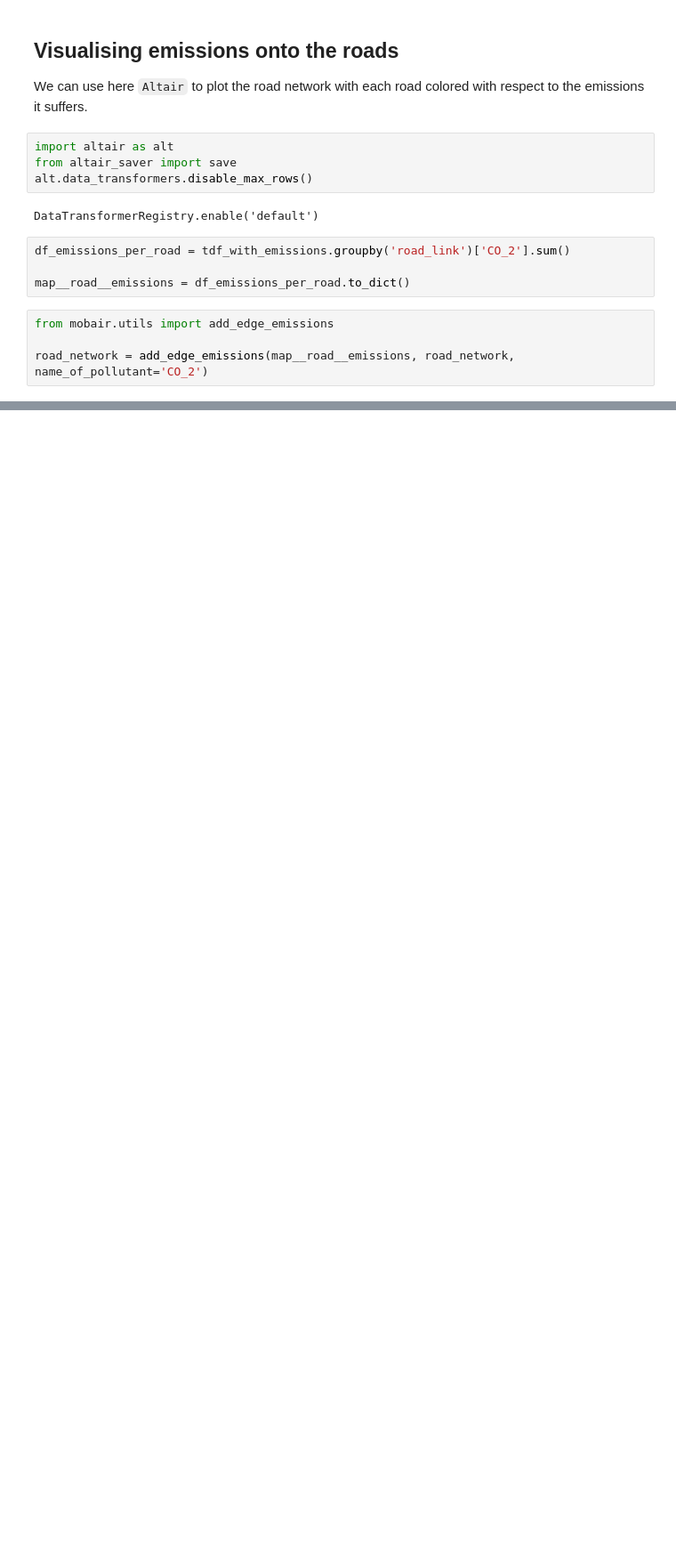
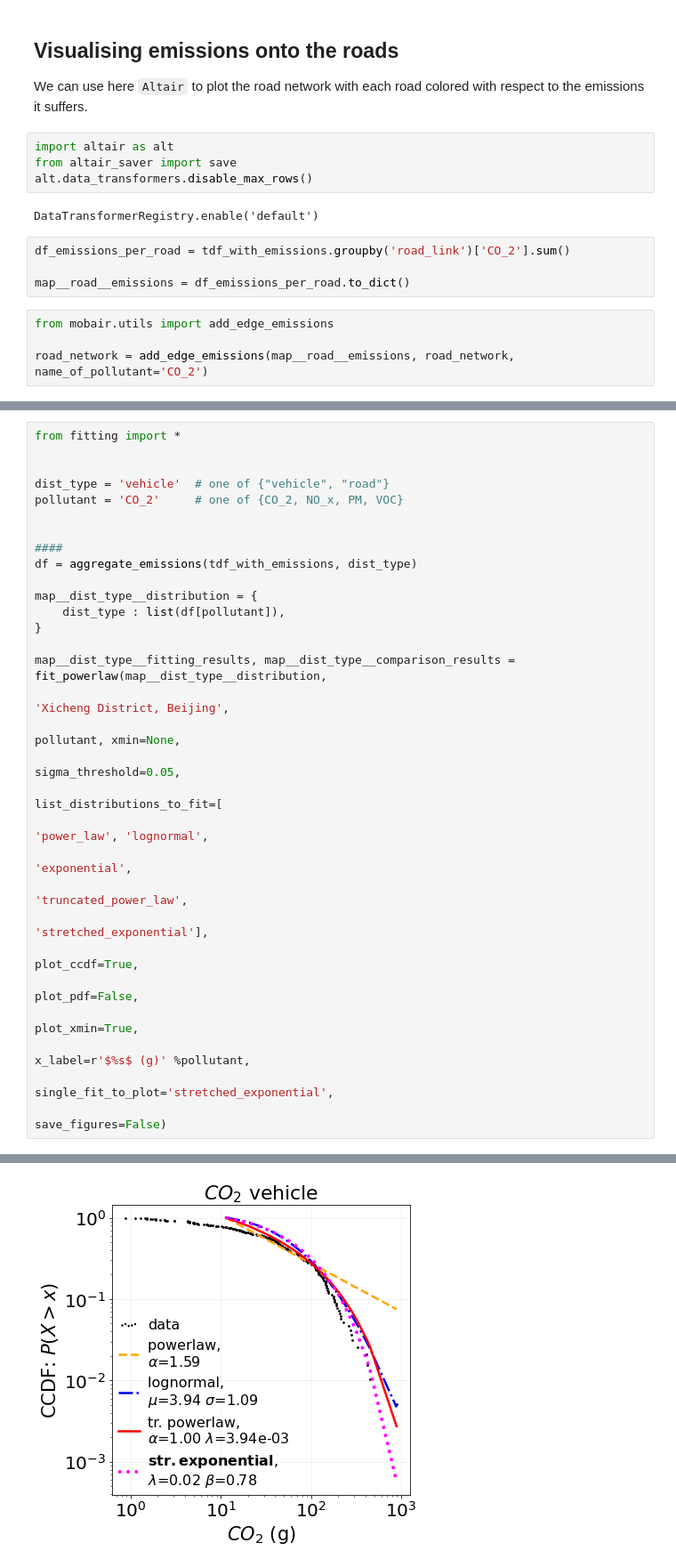
Before and after one commit to matteoboh/mobility_emissions, a Jupyter notebook: notebooks/example_with_public_data.ipynb, the cells around one changed output, grey strips where cells are left out. Shown at 89% size. Saved outputs shown, nothing was run; the diff lists cells and outputs as text; blank space fills up the shorter version.

```diff
--- a/notebooks/example_with_public_data.ipynb
+++ b/notebooks/example_with_public_data.ipynb
@@ -295,0 +394,31 @@ chart
+# %%
+from fitting import *
+
+
+dist_type = 'vehicle'  # one of {"vehicle", "road"}
+pollutant = 'CO_2'     # one of {CO_2, NO_x, PM, VOC}
+
+
+####
+df = aggregate_emissions(tdf_with_emissions, dist_type)
+
+map__dist_type__distribution = {
+    dist_type : list(df[pollutant]),
+}
+
+map__dist_type__fitting_results, map__dist_type__comparison_results = fit_powerlaw(map__dist_type__distribution,
+                                                                                   'Xicheng District, Beijing',
+                                                                                   pollutant, xmin=None,
+                                                                                   sigma_threshold=0.05,
+                                                                                   list_distributions_to_fit=[
+                                                                                       'power_law', 'lognormal',
+                                                                                       'exponential',
+                                                                                       'truncated_power_law',
+                                                                                       'stretched_exponential'],
+                                                                                   plot_ccdf=True,
+                                                                                   plot_pdf=False,
+                                                                                   plot_xmin=True,
+                                                                                   x_label=r'$%s$ (g)' %pollutant,
+                                                                                   single_fit_to_plot='stretched_exponential',
+                                                                                   save_figures=False)
+# %% [output]
@@ -295,0 +432 @@ chart
+[figure, added]
```
Also changed, not shown: parts of 8 cells of this notebook.
